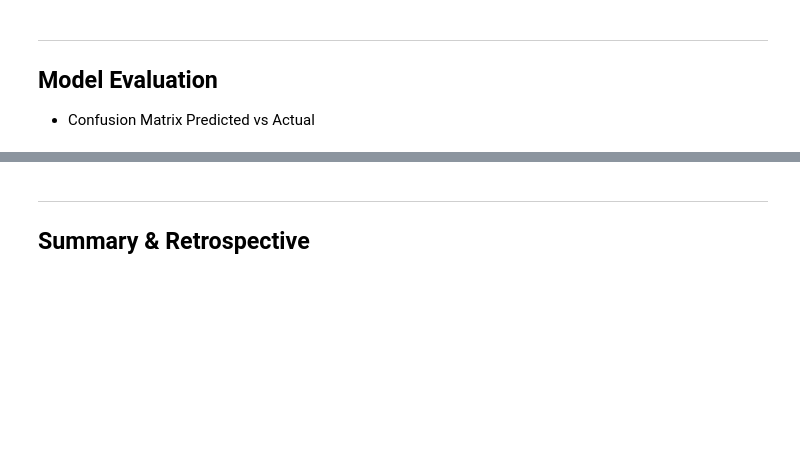
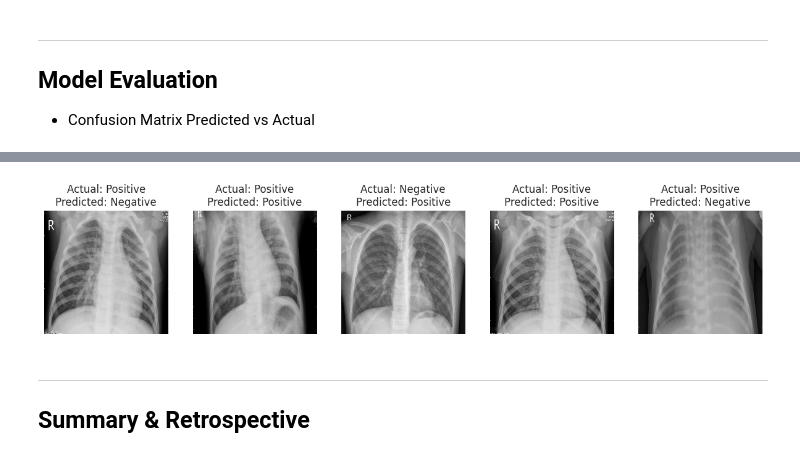
Before and after one commit to AndyMDH/pneumonia_detection_cnn, a Jupyter notebook: main.ipynb, the cells around one changed output, grey strips where cells are left out. Saved outputs shown, nothing was run; the diff lists cells and outputs as text; code cells hidden in the pictures; blank space fills up the shorter version.

```diff
--- a/main.ipynb
+++ b/main.ipynb
@@ -510,3 +530,23 @@ for image_batch, label_batch in test_data_generator:
+# %%
+def visualize_predictions(image_batch, actual_labels, predicted_labels, num_images=5):
+    plt.figure(figsize=(15, 10))
+    indices = np.random.choice(len(image_batch), size=min(num_images, len(image_batch)), replace=False)
+
+    for i, idx in enumerate(indices):
+        plt.subplot(1, len(indices), i + 1)
+        plt.imshow(image_batch[idx])
+        actual = 'Negative' if actual_labels[idx] == 0 else 'Positive'
+        predicted = 'Negative' if predicted_labels[idx] == 0 else 'Positive'
+        plt.title(f"Actual: {actual}\nPredicted: {predicted}")
+        plt.axis("off")
+    plt.show()
+# %%
+image_batch, label_batch = next(iter(test_data_generator))
+label_batch_int = label_batch.astype(int)
+predicted_labels_batch = np.round(predictions[:len(image_batch)]).astype(int).flatten()
+visualize_predictions(image_batch, label_batch_int, predicted_labels_batch)
+# %% [output]
+[figure, added]
 # %% [markdown]
 ---
 ## Summary & Retrospective
```
Also changed, not shown: parts of 10 cells of this notebook.
